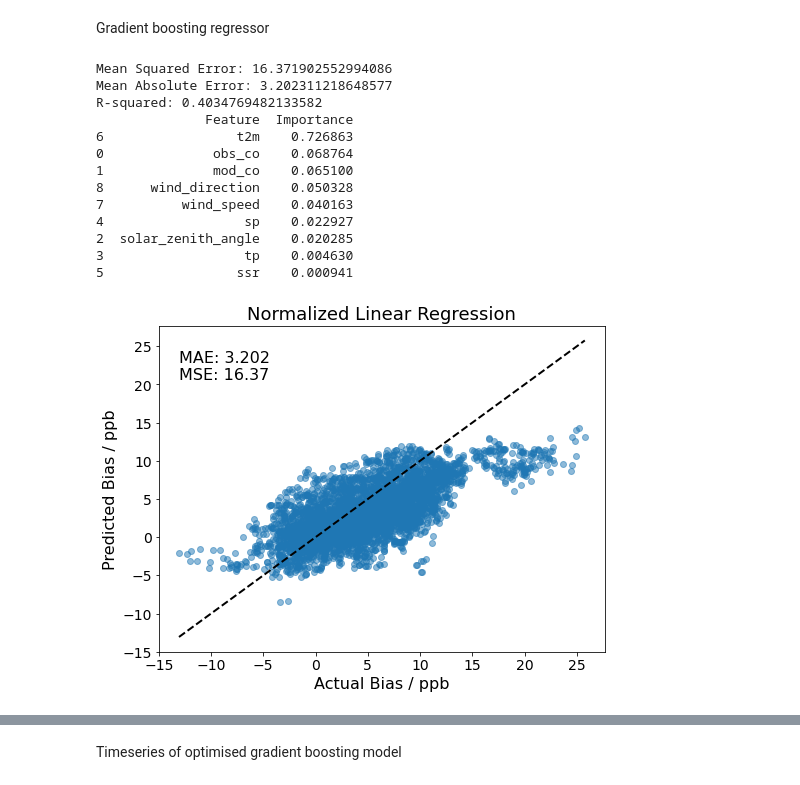
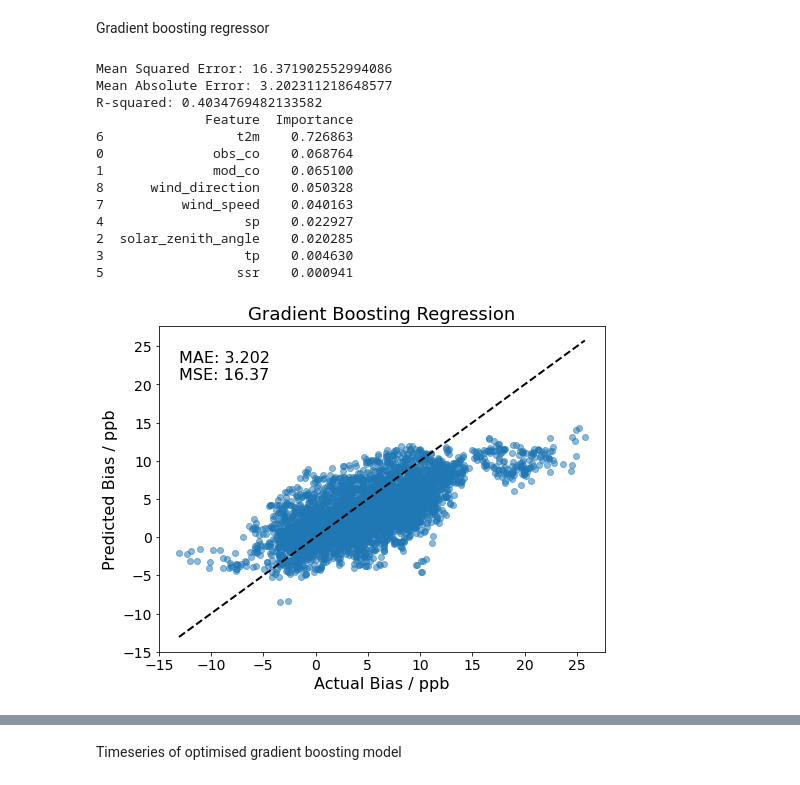
Before and after one commit to jamesperman/partiii_project, a Jupyter notebook: cvao_plots.ipynb, the cells around one changed output, grey strips where cells are left out. Saved outputs shown, nothing was run; the diff lists cells and outputs as text; code cells hidden in the pictures.

```diff
--- a/cvao_plots.ipynb
+++ b/cvao_plots.ipynb
@@ -916,35 +916,35 @@ feature_names = X_train.columns
 importance_df = pd.DataFrame({'Feature': feature_names, 'Importance': feature_importance})
 importance_df = importance_df.sort_values(by='Importance', ascending=False)
 print(importance_df)
 
 # Plot Observed vs. predicted values
 plt.figure(figsize=(8, 6))
 plt.scatter(y_test, y_pred, alpha=0.5, label='Predicted vs. Observed')
 plt.plot([y_test.min(), y_test.max()], [y_test.min(), y_test.max()], 'k--', lw=2, label='1:1 line')
 plt.xlabel("Actual Bias / ppb", fontsize=16)
 plt.ylabel("Predicted Bias / ppb", fontsize=16)
-plt.title("Normalized Linear Regression", fontsize=18)
+plt.title("Gradient Boosting Regression", fontsize=18)
 plt.text(y_test.min(), y_test.max()*0.95, f'MAE: {mae:.3f}\nMSE: {mse:.2f}', fontsize=16, verticalalignment='top')
 plt.tick_params(axis='both', which='major', labelsize=14)
 
 # Save the plot with dpi=600 in a specific directory
 plt.savefig('/home/ajp255/nethome/Data/MLPlots/gradient_boosting_plot.png', dpi=600)
 plt.show()
 # %% [output]
 Mean Squared Error: 16.371902552994086
 Mean Absolute Error: 3.202311218648577
 R-squared: 0.4034769482133582
               Feature  Importance
 6                 t2m    0.726863
 0              obs_co    0.068764
 1              mod_co    0.065100
 8      wind_direction    0.050328
 7          wind_speed    0.040163
 4                  sp    0.022927
 2  solar_zenith_angle    0.020285
 3                  tp    0.004630
 5                 ssr    0.000941
-[figure, old version]
+[figure, new version]
 # %%
 # Define the percentage of data to be used for testing
 test_size = 0.2
```
Also changed, not shown: parts of 4 cells of this notebook, 2 other files.
